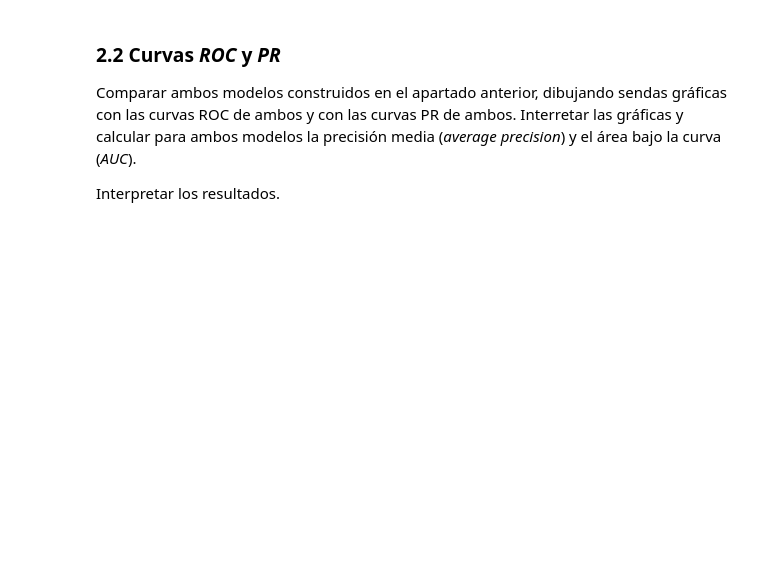
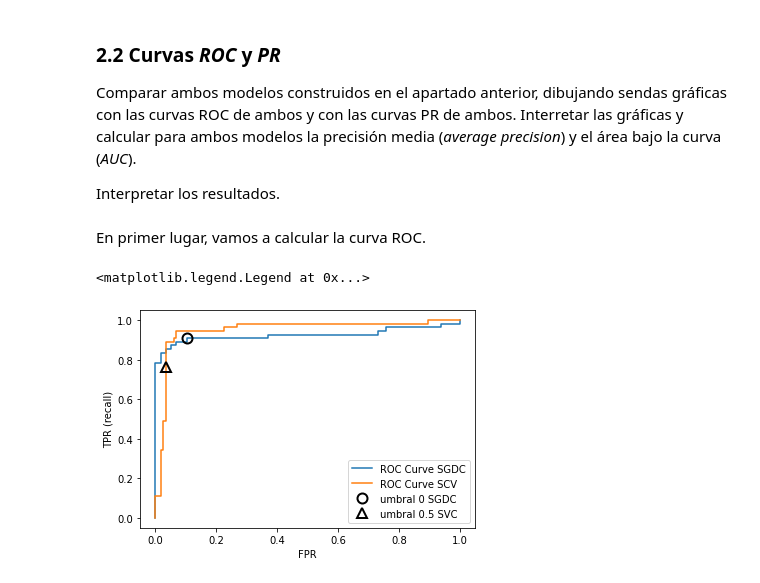
Before and after one commit to serrodcal-MII/AA-07-ModelAssessment, a Jupyter notebook: Ejercicio evaluacion de modelos.ipynb, the cells around one changed output. Saved outputs shown, nothing was run; the diff lists cells and outputs as text; code cells hidden in the pictures; blank space fills up the shorter version.

```diff
--- a/Ejercicio evaluacion de modelos.ipynb
+++ b/Ejercicio evaluacion de modelos.ipynb
@@ -124,3 +291,24 @@ Comparar ambos modelos construidos en el apartado anterior, dibujando sendas gr
 Interpretar los resultados.
 # %%
 import matplotlib.pyplot as plt
+# %% [markdown]
+En primer lugar, vamos a calcular la curva ROC.
+# %%
+from sklearn.metrics import roc_curve
+fpr_sgdc, tpr_sgdc, thresholds_sgdc = roc_curve(y_test, gscv_sdgc.decision_function(X_test))
+fpr_scv, tpr_scv, thresholds_scv = roc_curve(y_test, gscv_svc.decision_function(X_test))
+
+plt.plot(fpr_sgdc, tpr_sgdc, label ="ROC Curve SGDC")
+plt.plot(fpr_scv, tpr_scv, label ="ROC Curve SCV")
+
+plt.xlabel("FPR")
+plt.ylabel("TPR (recall)")
+close_zero = np.argmin(np.abs(thresholds_sgdc))
+plt.plot(fpr_sgdc[close_zero], tpr_sgdc[close_zero], 'o', markersize=10, label="umbral 0 SGDC", fillstyle="none", c='k', mew=2)
+close_default_scv = np.argmin(np.abs(thresholds_scv - 0.5))
+plt.plot(fpr_scv[close_default_scv], tpr_scv[close_default_scv], '^', markersize=10, label="umbral 0.5 SVC", fillstyle="none", c='k', mew=2)
+
+plt.legend(loc=4)
+# %% [output]
+<matplotlib.legend.Legend at 0x...>
+[figure, added]
```
Also changed, not shown: parts of 41 cells of this notebook.
